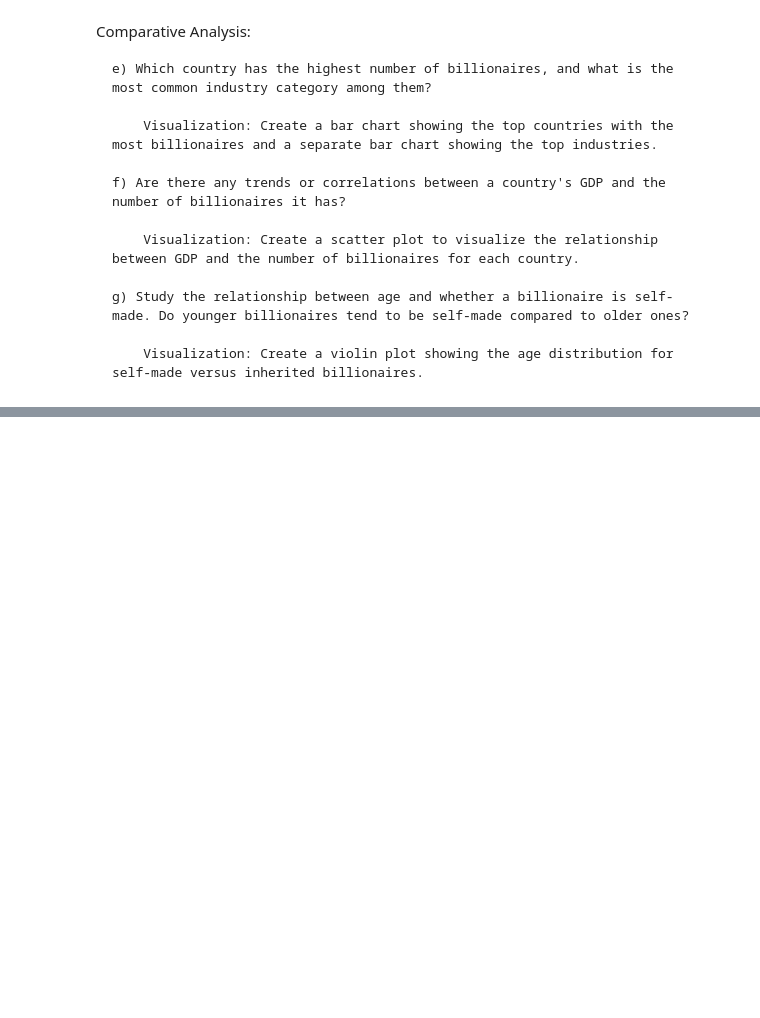
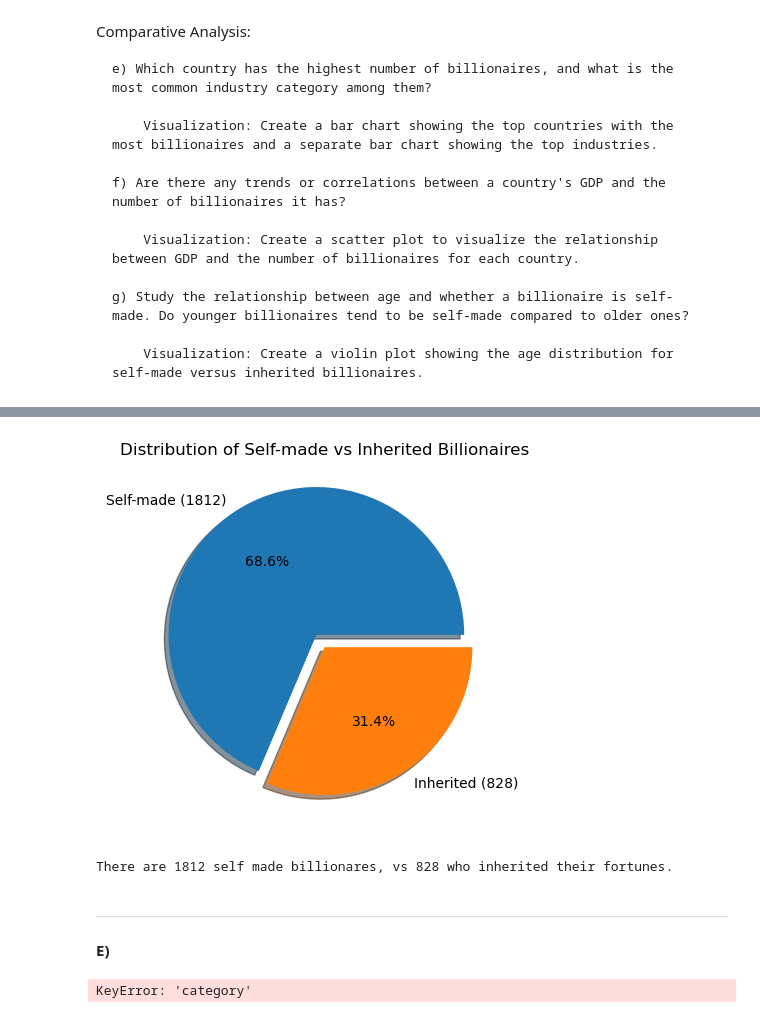
Before and after one commit to Jonaxor/Databehandling-AI24, a Jupyter notebook: Jones/E2_missing_aggregation.ipynb, the cells around one changed output, grey strips where cells are left out. Cells and saved outputs as stored; diff of their text form; code cells hidden in the pictures; blank space fills up the shorter version.

```diff
--- a/Jones/E2_missing_aggregation.ipynb
+++ b/Jones/E2_missing_aggregation.ipynb
@@ -614,0 +647,2 @@ Comparative Analysis:
+# %%
+self_made = billionaires_df['selfMade'].value_counts()
@@ -614,0 +656,17 @@ Comparative Analysis:
+# %%
+plt.pie(self_made, labels=[f'Self-made ({number_selfmade_true})', f'Inherited ({number_selfmade_false})'], autopct='%1.1f%%', explode= (0.1, 0), shadow=True)
+plt.title('Distribution of Self-made vs Inherited Billionaires')
+plt.show()
+
+print(f"There are {number_selfmade_true} self made billionares, vs {number_selfmade_false} who inherited their fortunes.")
+# %% [output]
+[figure, added]
+There are 1812 self made billionares, vs 828 who inherited their fortunes.
+# %% [markdown]
+---
+**E)**
+# %%
+top_country = billionaires_df['country'].value_counts()[:10]
+top_industry = top_country['category'].value_counts()[0]
+# %% [output]
+KeyError: 'category'
```
Also changed, not shown: parts of 6 cells of this notebook, 2 other files.
